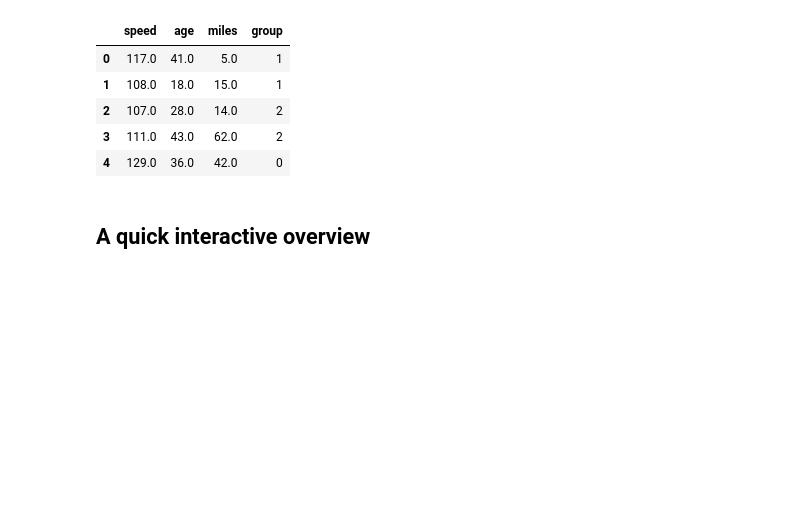
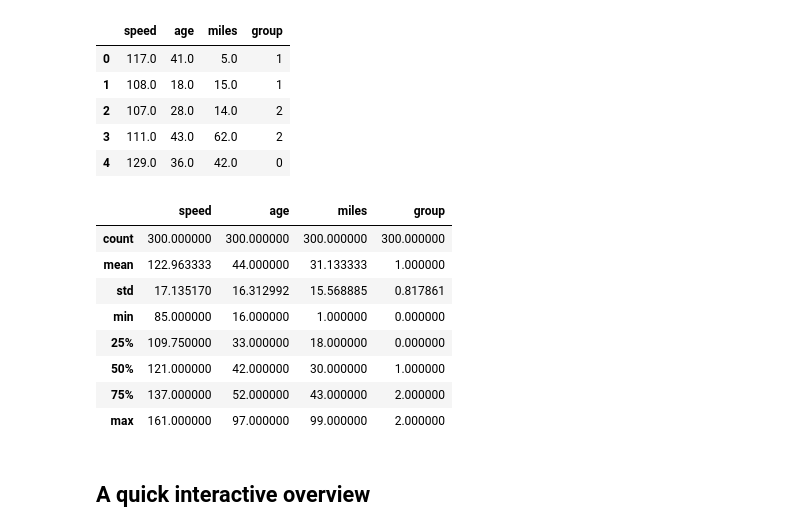
Before and after one commit to DJCordhose/data-viz, a Jupyter notebook: notebooks/4-1-altair-car-insurance-plot.ipynb, the cells around one changed output. Saved outputs shown, nothing was run; the diff lists cells and outputs as text; code cells hidden in the pictures; blank space fills up the shorter version.

```diff
--- a/notebooks/4-1-altair-car-insurance-plot.ipynb
+++ b/notebooks/4-1-altair-car-insurance-plot.ipynb
@@ -31,6 +33,18 @@ customers.head()
 | 2 | 107.0 | 28.0 | 14.0 | 2 |
 | 3 | 111.0 | 43.0 | 62.0 | 2 |
 | 4 | 129.0 | 36.0 | 42.0 | 0 |
+# %%
+customers.describe()
+# %% [output]
+|  | speed | age | miles | group |
+| count | 300.000000 | 300.000000 | 300.000000 | 300.000000 |
+| mean | 122.963333 | 44.000000 | 31.133333 | 1.000000 |
+| std | 17.135170 | 16.312992 | 15.568885 | 0.817861 |
+| min | 85.000000 | 16.000000 | 1.000000 | 0.000000 |
+| 25% | 109.750000 | 33.000000 | 18.000000 | 0.000000 |
+| 50% | 121.000000 | 42.000000 | 30.000000 | 1.000000 |
+| 75% | 137.000000 | 52.000000 | 43.000000 | 2.000000 |
+| max | 161.000000 | 97.000000 | 99.000000 | 2.000000 |
 # %% [markdown]
 ## A quick interactive overview
 # %%
```
Also changed, not shown: parts of 2 cells of this notebook.
